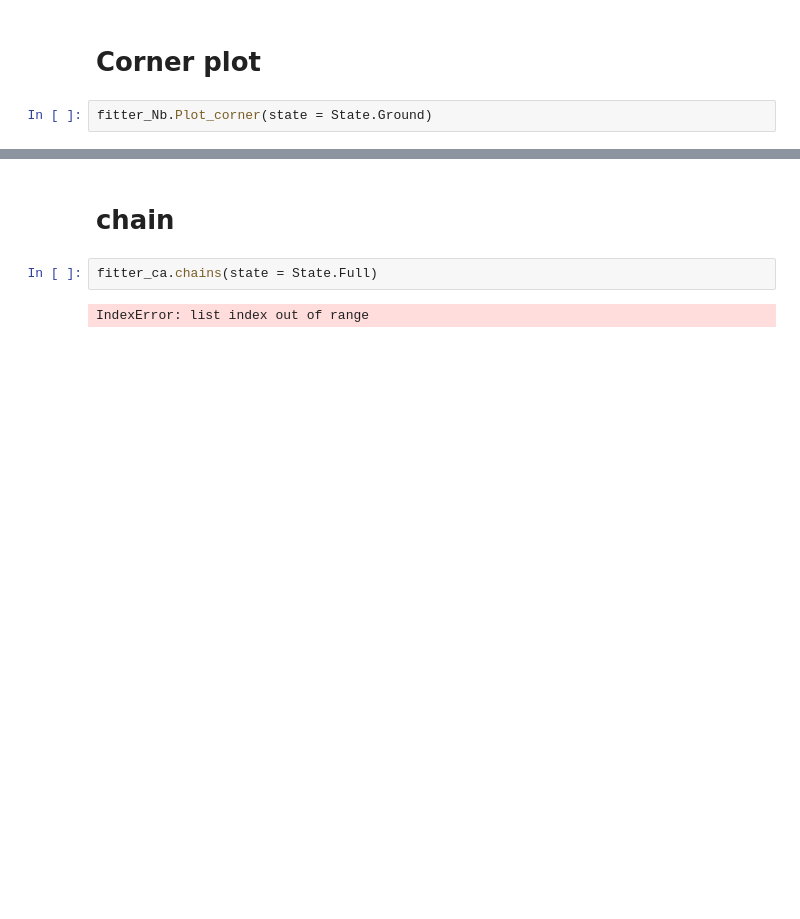
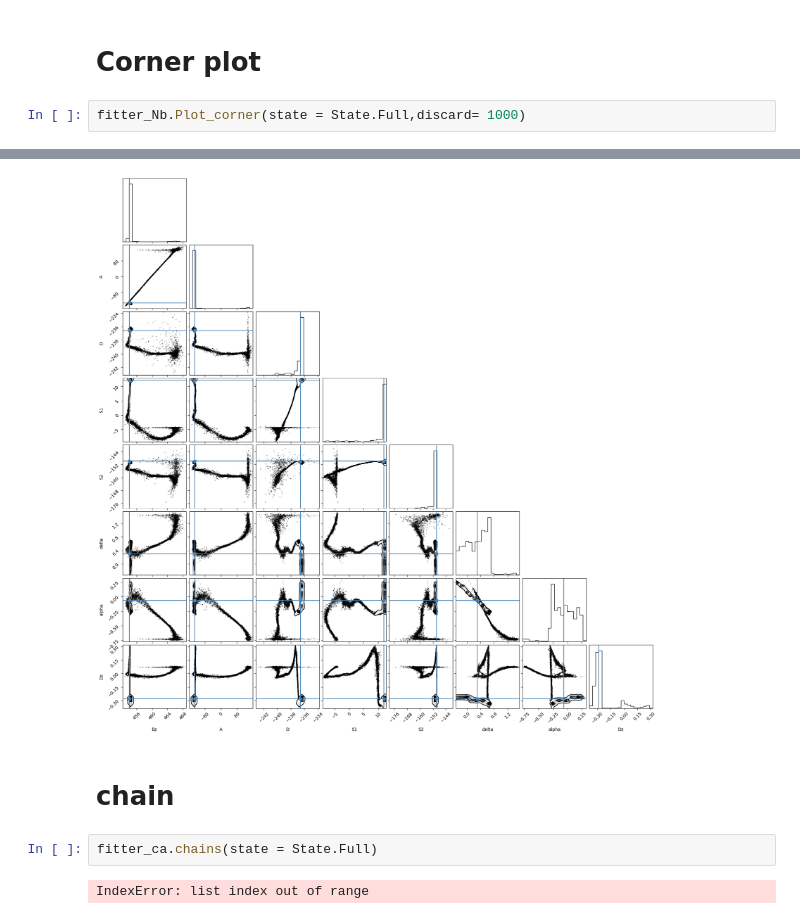
Before and after one commit to leonmyk/Spectroscopy_Hamiltonian_fitter-, a Jupyter notebook: Fitter.ipynb, the cells around one changed output, grey strips where cells are left out. Cells and saved outputs as stored; diff of their text form; blank space fills up the shorter version.

```diff
--- a/Fitter.ipynb
+++ b/Fitter.ipynb
@@ -363,4 +393,5 @@ lambshift get transition =  [0.         0.00369028 0.0019348  0.00135385 0.00106
 # %% [markdown]
 # Corner plot
 # %%
-fitter_Nb.Plot_corner(state = State.Ground)
+fitter_Nb.Plot_corner(state = State.Full,discard= 1000)
+# %% [output]
@@ -367,3 +413,4 @@ fitter_Nb.Plot_corner(state = State.Ground)
+[figure, added]
 # %% [markdown]
 # chain
 # %%
```
Also changed, not shown: parts of 10 cells of this notebook, 4 other files.
